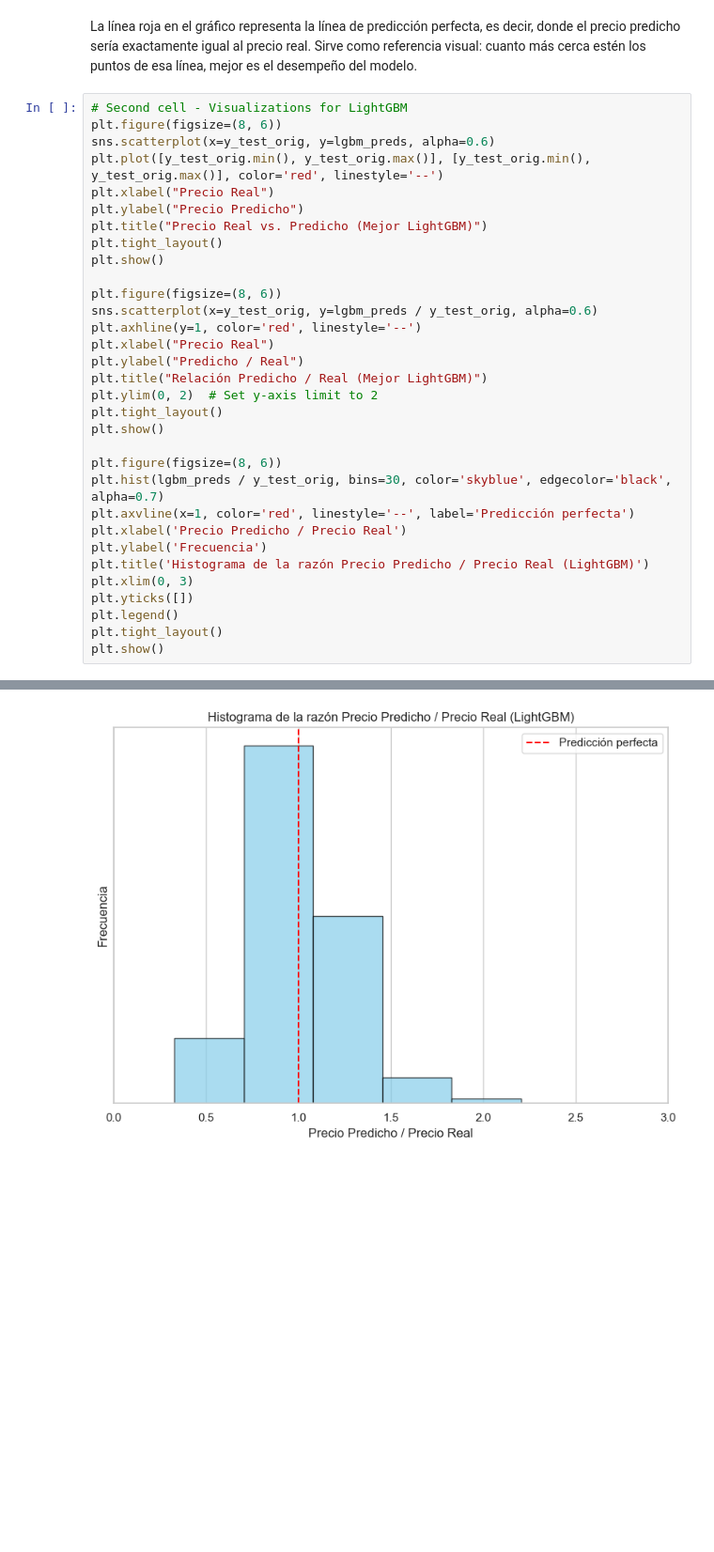
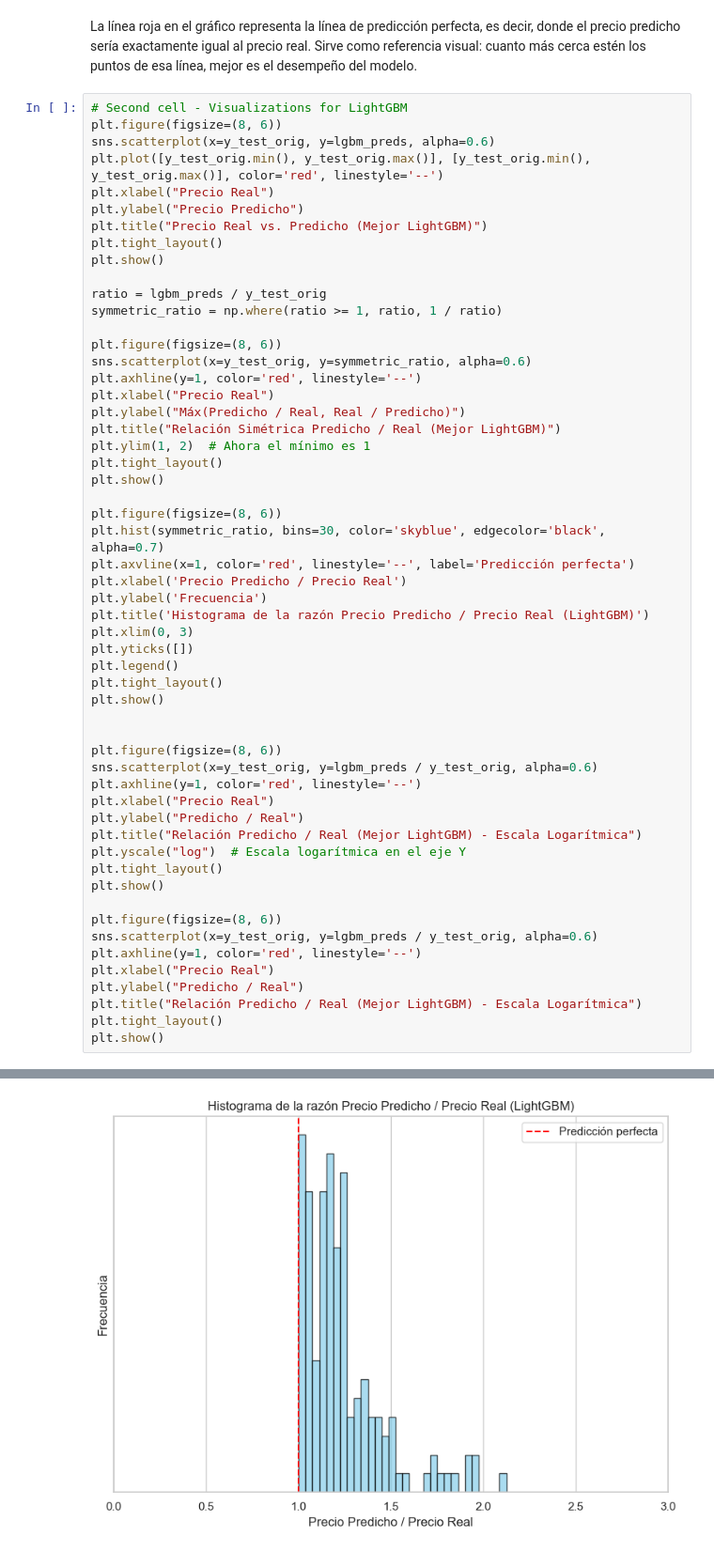
Before and after one commit to RupnikF/TP-73.84-ZonaProp, a Jupyter notebook: prediccion_precios_inmuebles_tuned_v4.ipynb, the cells around one changed output, grey strips where cells are left out. Shown at 94% size. Cells and saved outputs as stored; diff of their text form; blank space fills up the shorter version.

```diff
--- a/prediccion_precios_inmuebles_tuned_v4.ipynb
+++ b/prediccion_precios_inmuebles_tuned_v4.ipynb
@@ -296,18 +305,21 @@ plt.title("Precio Real vs. Predicho (Mejor LightGBM)")
 plt.tight_layout()
 plt.show()
 
+ratio = lgbm_preds / y_test_orig
+symmetric_ratio = np.where(ratio >= 1, ratio, 1 / ratio)
+
 plt.figure(figsize=(8, 6))
-sns.scatterplot(x=y_test_orig, y=lgbm_preds / y_test_orig, alpha=0.6)
+sns.scatterplot(x=y_test_orig, y=symmetric_ratio, alpha=0.6)
 plt.axhline(y=1, color='red', linestyle='--')
 plt.xlabel("Precio Real")
-plt.ylabel("Predicho / Real")
-plt.title("Relación Predicho / Real (Mejor LightGBM)")
-plt.ylim(0, 2)  # Set y-axis limit to 2
+plt.ylabel("Máx(Predicho / Real, Real / Predicho)")
+plt.title("Relación Simétrica Predicho / Real (Mejor LightGBM)")
+plt.ylim(1, 2)  # Ahora el mínimo es 1
 plt.tight_layout()
 plt.show()
 
 plt.figure(figsize=(8, 6))
-plt.hist(lgbm_preds / y_test_orig, bins=30, color='skyblue', edgecolor='black', alpha=0.7)
+plt.hist(symmetric_ratio, bins=30, color='skyblue', edgecolor='black', alpha=0.7)
 plt.axvline(x=1, color='red', linestyle='--', label='Predicción perfecta')
 plt.xlabel('Precio Predicho / Precio Real')
 plt.ylabel('Frecuencia')
@@ -317,4 +329,24 @@ plt.yticks([])
 plt.legend()
 plt.tight_layout()
 plt.show()
+
+
+plt.figure(figsize=(8, 6))
+sns.scatterplot(x=y_test_orig, y=lgbm_preds / y_test_orig, alpha=0.6)
+plt.axhline(y=1, color='red', linestyle='--')
+plt.xlabel("Precio Real")
+plt.ylabel("Predicho / Real")
+plt.title("Relación Predicho / Real (Mejor LightGBM) - Escala Logarítmica")
+plt.yscale("log")  # Escala logarítmica en el eje Y
+plt.tight_layout()
+plt.show()
+
+plt.figure(figsize=(8, 6))
+sns.scatterplot(x=y_test_orig, y=lgbm_preds / y_test_orig, alpha=0.6)
+plt.axhline(y=1, color='red', linestyle='--')
+plt.xlabel("Precio Real")
+plt.ylabel("Predicho / Real")
+plt.title("Relación Predicho / Real (Mejor LightGBM) - Escala Logarítmica")
+plt.tight_layout()
+plt.show()
 # %% [output]
@@ -323 +355 @@ plt.show()
-[figure, old version]
+[figure, new version]
```
Also changed, not shown: parts of 13 cells of this notebook, 2 other files.
